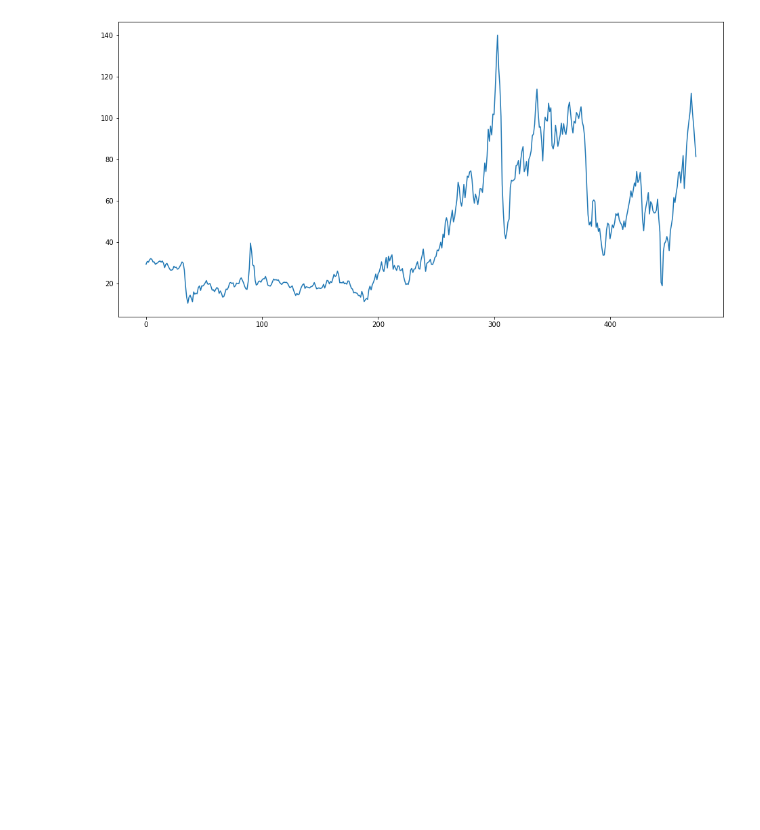
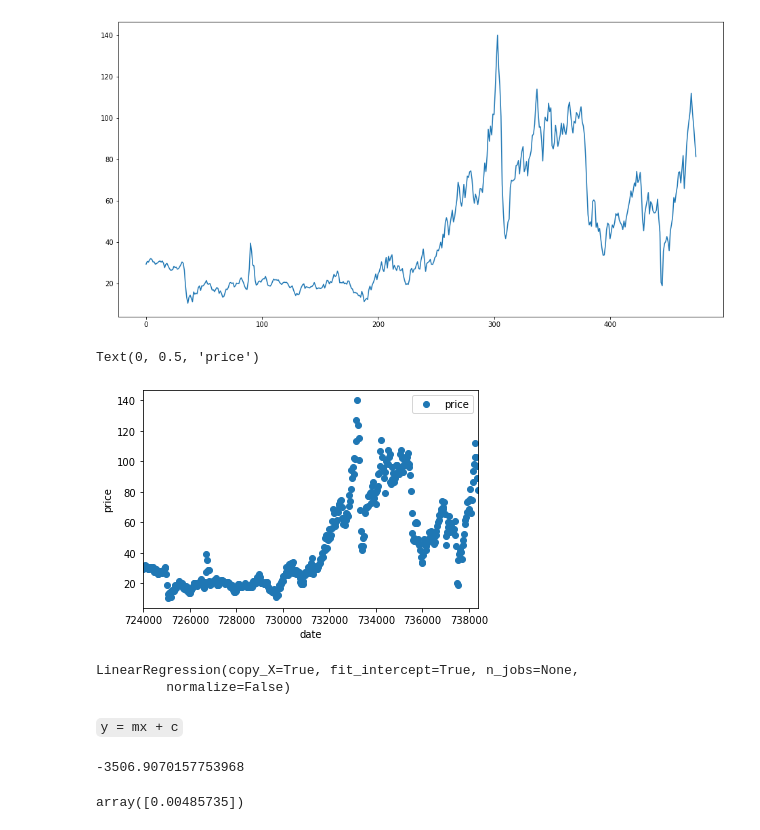
Before and after one commit to Bourbxn/petrol-prediction, a Jupyter notebook: main.ipynb, the cells around one changed output. Drawn from its saved outputs; the diff is of its cells as text; code cells hidden in the pictures; blank space fills up the shorter version.

Commit message:
add linear regression (model)

```diff
--- a/main.ipynb
+++ b/main.ipynb
@@ -9,7 +11,7 @@ import matplotlib.pyplot as plt
 # %%
 # Read data set
-data_file = pd.read_csv("crude-oil-price.csv")
-data_file.head()
+df = pd.read_csv("crude-oil-price.csv")
+df.head()
 # %% [output]
 |  | date | price | percentChange | change |
 | 0 | 1983-03-30T00:00:00 | 29.27 | NaN | NaN |
@@ -34,3 +26,13 @@ plt.plot(data_file["price"], label="Crude oil price")
 # %% [output]
 [<matplotlib.lines.Line2D at 0x...>]
 [figure]
+# %%
+# Format datetime to numeric data
+df['date'] = pd.to_datetime(df['date'])
+df['date'] = df['date'].map(dt.datetime.toordinal)
+# %%
+df.plot(x='date', y='price', style='o')
+plt.ylabel('price')
+# %% [output]
+Text(0, 0.5, 'price')
+[figure, added]
@@ -36,0 +42,19 @@ plt.plot(data_file["price"], label="Crude oil price")
+# %%
+# Train model
+lrm = LinearRegression()
+lrm.fit(x, y)
+# %% [output]
+LinearRegression(copy_X=True, fit_intercept=True, n_jobs=None,
+         normalize=False)
+# %% [markdown]
+`y = mx + c`
+# %%
+# c
+lrm.intercept_
+# %% [output]
+-3506.9070157753968
+# %%
+# m
+lrm.coef_
+# %% [output]
+array([0.00485735])
```
Also changed, not shown: parts of 6 cells of this notebook.
